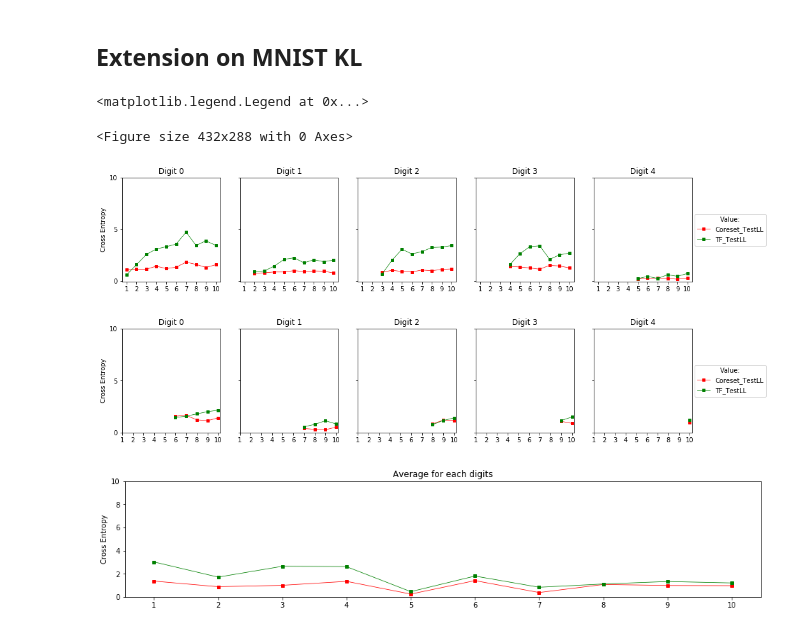
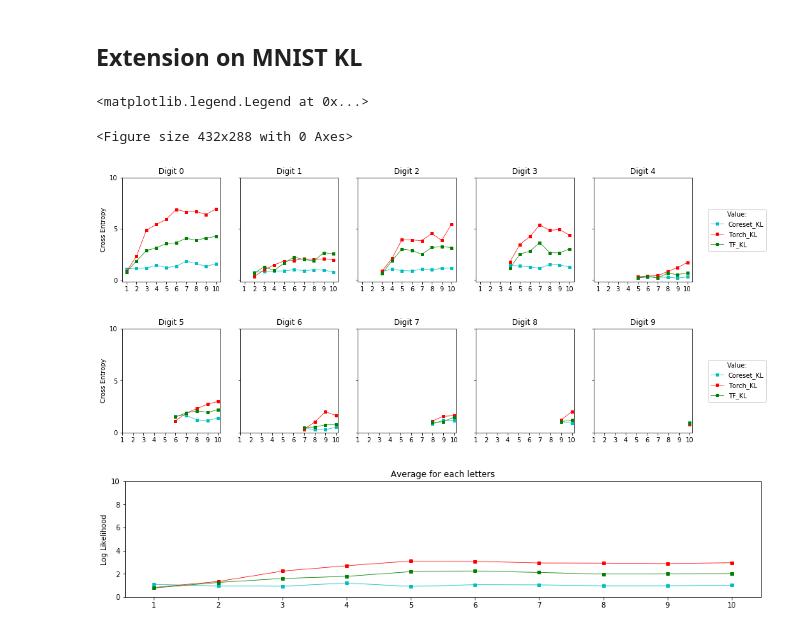
Before and after one commit to guyrom27/VariationalContinualLearning, a Jupyter notebook: Results.ipynb, the cells around one changed output. Drawn from its saved outputs; the diff is of its cells as text; code cells hidden in the pictures.

```diff
--- a/Results.ipynb
+++ b/Results.ipynb
@@ -482,8 +493,16 @@ for i in range(5):
 
 test_ll_tf[test_ll_tf == 0] = np.nan
 
-ax3.plot(x, [np.nanmean(x) for x in test_ll], color = "b", marker = "s")
-ax3.plot(x, np.nanmean(test_ll_tf,0), color = "g", marker = "s")
+new_list = []
+for i in range(len(test_ll)):
+    s = 0
+    for j in range(i+1):
+        s+= test_ll[j][i-j]
+    s /= (i+1)
+    new_list.append(s)
+
+ax3.plot(x, new_list, color="b", marker="s")
+ax3.plot(x, np.nanmean(test_ll_tf,1), color = "g", marker = "s")
 ax3.set_title("Average for each letters")
 ax3.set_ylabel("Log Likelihood")
 ax3.set_xticks(np.arange(1,11,1))
@@ -650,8 +682,9 @@ h.legend(   # The line objects
 # %%
 x = np.arange(1,11)
 
-test_ll = eval(open('coreset_cla_unc.txt',mode='r').read())
-test_ll_tf = np.load(tf_directory+"mnist_TF.npy")[1]
+test_cla_torch = np.load(torch_directory+"MNIST_results_TF_cla.npy")[1]
+test_cla_coreset = eval(open('coreset_cla_unc.txt',mode='r').read())
+test_cla_tf = np.load(tf_directory+"mnist_TF.npy")[1]
 
 mpl.rcParams['lines.markersize'] = 4
 mpl.rcParams['lines.linewidth'] = 0.75
@@ -666,50 +699,65 @@ i, ax3  = plt.subplots(1, 1, figsize=(16,3), sharex=True,
 
 for i in range(5):
 
-    ax1[i].plot(x[i:], test_ll[i], color = "r", marker = "s")
-    ax1[i].plot(x[i:], test_ll_tf[i:,i], color = "g", marker = "s")
+    ax1[i].plot(x[i:], test_cla_coreset[i], color = "c", marker = "s")
+    ax1[i].plot(x[i:], test_cla_torch[i:,i], color = "r", marker = "s")
+    ax1[i].plot(x[i:], test_cla_tf[i:,i], color = "g", marker = "s")
     ax1[i].set_title("Digit " + str(i))
 
     j = i + 5
-    ax2[i].plot(x[j:], test_ll[j], color = "r",marker = "s")
-    ax2[i].plot(x[j:], test_ll_tf[j:,j], color = "g",marker = "s")
-    ax2[i].set_title("Digit " + str(i))
+    ax2[i].plot(x[j:], test_cla_coreset[j], color = "c",marker = "s")
+    ax2[i].plot(x[j:], test_cla_torch[j:,j], color = "r", marker = "s")
+    ax2[i].plot(x[j:], test_cla_tf[j:,j], color = "g",marker = "s")
+    ax2[i].set_title("Digit " + str(j))
 
 for i in range(5):
     ax1[i].set_xticks(np.arange(1, 11, 1))
     ax1[i].set_yticks(np.arange(0, 11, 5))
     plt.ylim(0,10)
     ax2[i].set_xticks(np.arange(1, 11, 1))
     ax2[i].set_yticks(np.arange(0, 11, 5))
     plt.ylim(0,10)
 
-test_ll_tf[test_ll_tf == 0] = np.nan
+test_cla_tf[test_cla_tf == 0] = np.nan
+test_cla_torch[test_cla_torch == 0] = np.nan
+test_cla_torch2[test_cla_torch2 == 0] = np.nan
 
-ax3.plot(x, [np.nanmean(x) for x in test_ll], color = "r", marker = "s")
-ax3.plot(x, np.nanmean(test_ll_tf,0), color = "g", marker = "s")
-ax3.set_title("Average for each digits")
-ax3.set_ylabel("Cross Entropy")
+
+new_list = []
+for i in range(len(test_cla_coreset)):
+    s = 0
+    for j in range(i+1):
+        s+= test_cla_coreset[j][i-j]
+    s /= (i+1)
+    new_list.append(s)
+
+ax3.plot(x, new_list, color="c", marker="s")
+ax3.plot(x, np.nanmean(test_cla_torch,1), color = "r", marker = "s")
+ax3.plot(x, np.nanmean(test_cla_tf,1), color = "g", marker = "s")
+ax3.set_title("Average for each letters")
+ax3.set_ylabel("Log Likelihood")
 ax3.set_xticks(np.arange(1,11,1))
+
 
 
 ax1[0].set_ylabel("Cross Entropy")
 ax2[0].set_ylabel("Cross Entropy")
 
 g.legend(   # The line objects
-           labels=["Coreset_TestLL", "TF_TestLL"],   # The labels for each line
+           labels=["Coreset_KL", "Torch_KL", "TF_KL"],   # The labels for each line
            loc="center right",   # Position of legend
            borderaxespad=0.3,    # Small spacing around legend box
            title="Value:"  # Title for the legendblack
            )
 h.legend(   # The line objects
-           labels=["Coreset_TestLL", "TF_TestLL"],   # The labels for each line
+           labels=["Coreset_KL", "Torch_KL", "TF_KL"],   # The labels for each line
            loc="center right",   # Position of legend
            borderaxespad=0.3,    # Small spacing around legend box
            title="Value:"  # Title for the legend
            )
 # %% [output]
 <matplotlib.legend.Legend at 0x...>
 <Figure size 432x288 with 0 Axes>
-[figure, old version]
+[figure, new version]
-[figure, old version]
+[figure, new version]
-[figure, old version]
+[figure, new version]
```
Also changed, not shown: parts of 5 cells of this notebook, 4 other files.
